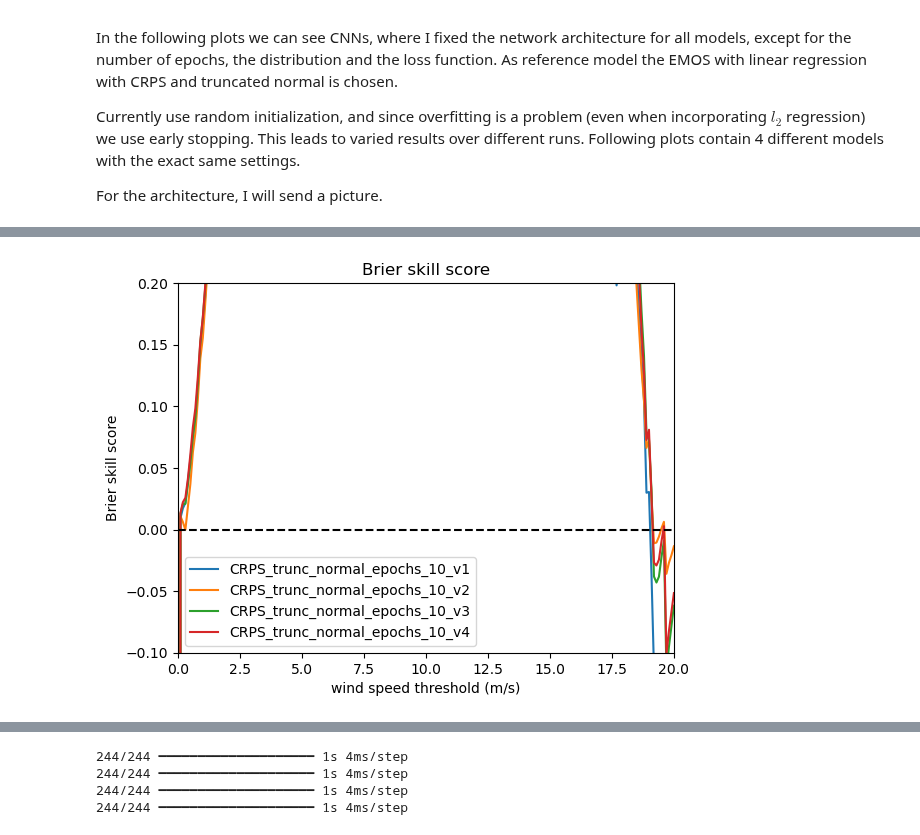
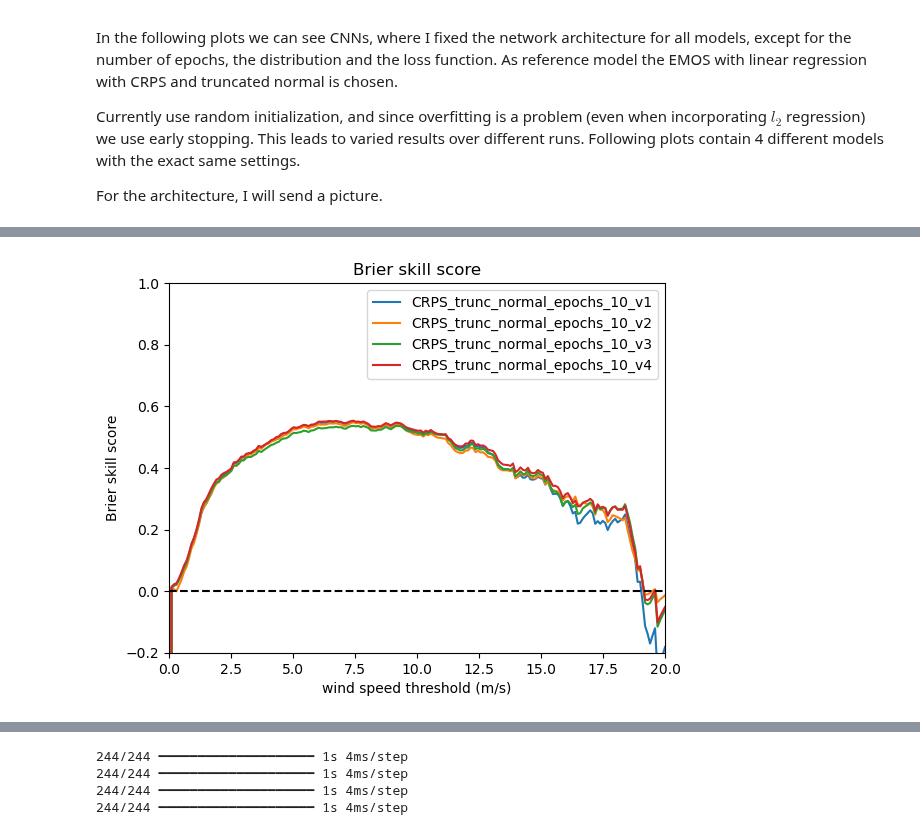
Before and after one commit to SimonHakvoort/thesiscode, a Jupyter notebook: src/nn_results/nn_results.ipynb, the cells around one changed output, grey strips where cells are left out. Cells and saved outputs as stored; diff of their text form; code cells hidden in the pictures.

```diff
--- a/src/nn_results/nn_results.ipynb
+++ b/src/nn_results/nn_results.ipynb
@@ -278,6 +284,6 @@ For the architecture, I will send a picture.
 # %%
 values = np.linspace(0, 20, 200)
 ylim = [-0.1, 0.2]
-#ylim = [-0.2, 1]
+ylim = [-0.2, 1]
 make_brier_skill_plot_tf(climatology, nn_crps_e10_models, test_data, values, ylim=ylim)
 # %% [output]
@@ -288 +294 @@ make_brier_skill_plot_tf(climatology, nn_crps_e10_models, test_data, values, yli
-[figure, old version]
+[figure, new version]
```
Also changed, not shown: parts of 5 cells of this notebook, 3 other files.
